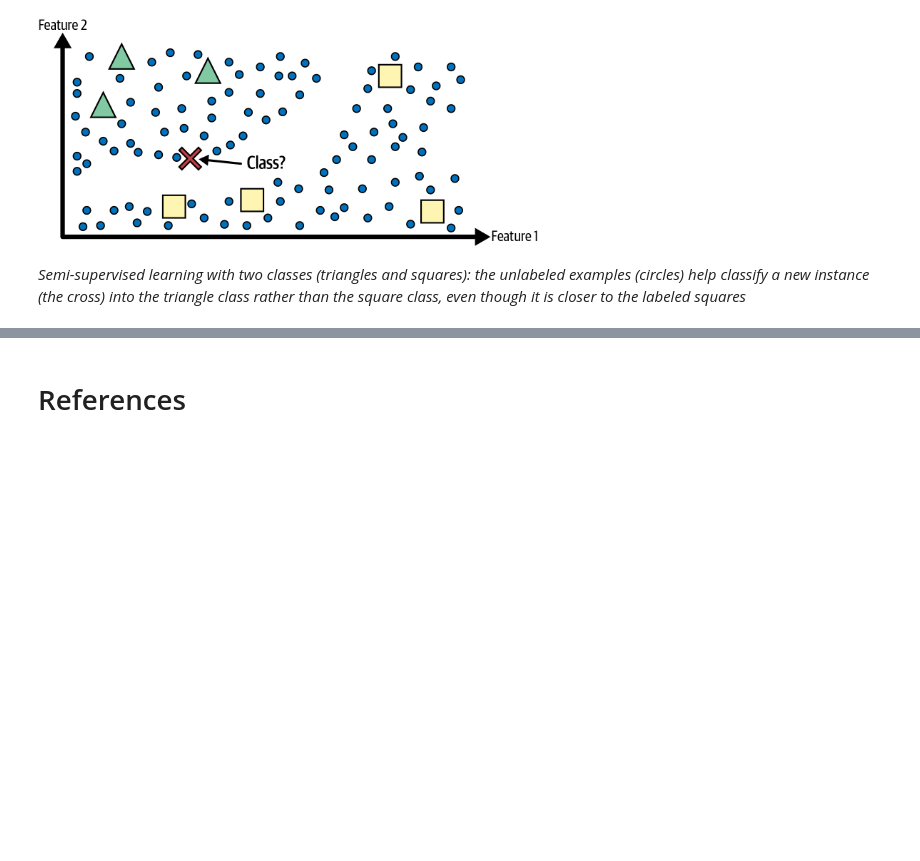
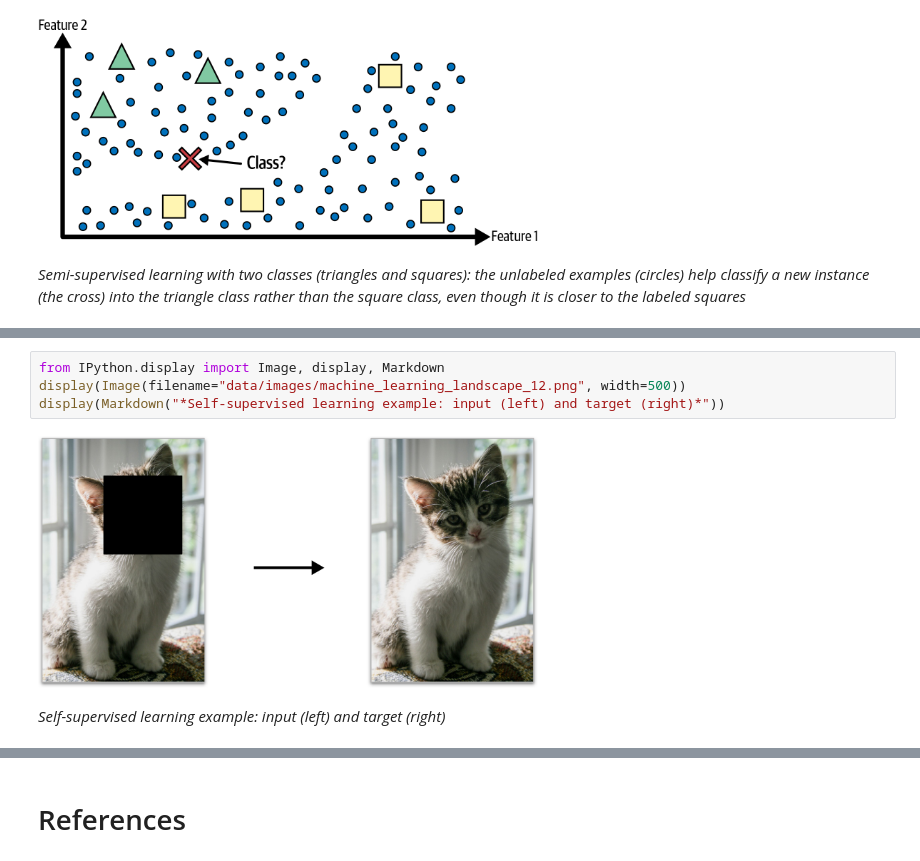
Before and after one commit to ancilcleetus/My-Learning-Journey-in-AI, a Jupyter notebook: Fundamentals-of-Machine-Learning/machine_learning_landscape.ipynb, the cells around one changed output, grey strips where cells are left out. Drawn from its saved outputs; the diff is of its cells as text; blank space fills up the shorter version.

Commit message:
Added Self-supervised learning under machine_learning_landscape.ipynb

```diff
--- a/Fundamentals-of-Machine-Learning/machine_learning_landscape.ipynb
+++ b/Fundamentals-of-Machine-Learning/machine_learning_landscape.ipynb
@@ -155,3 +171,10 @@ display(Markdown("*Semi-supervised learning with two classes (triangles and squa
+# %%
+from IPython.display import Image, display, Markdown
+display(Image(filename="data/images/machine_learning_landscape_12.png", width=500))
+display(Markdown("*Self-supervised learning example: input (left) and target (right)*"))
+# %% [output]
+[figure, added]
+*Self-supervised learning example: input (left) and target (right)*
 # %% [markdown]
 ![rainbow](https://github.com/ancilcleetus/My-Learning-Journey/assets/25684256/839c3524-2a1d-4779-85a0-83c562e1e5e5)
 # %% [markdown]
```
Also changed, not shown: parts of 4 cells of this notebook, 1 other file.
